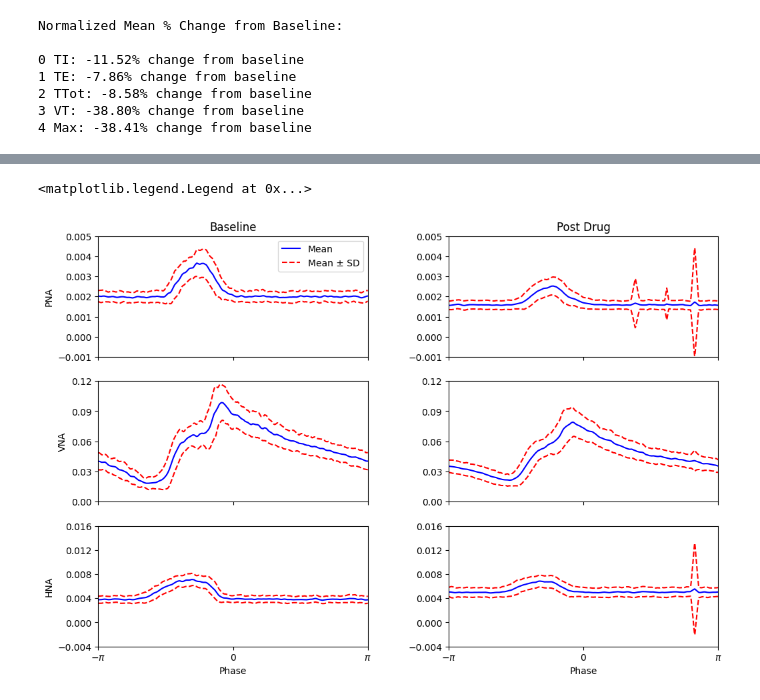
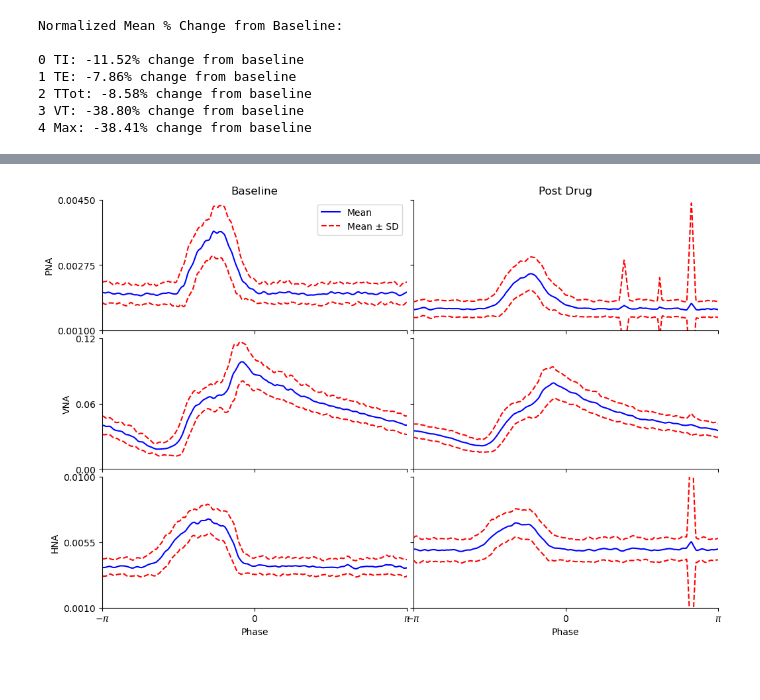
Before and after one commit to ashleighwalker/carbenoxolone, a Jupyter notebook: carbenoxolone analysis.ipynb, the cells around one changed output, grey strips where cells are left out. Cells and saved outputs as stored; diff of their text form; code cells hidden in the pictures; blank space fills up the shorter version.

```diff
--- a/carbenoxolone analysis.ipynb
+++ b/carbenoxolone analysis.ipynb
@@ -216,11 +212,11 @@ from scipy.signal import butter, filtfilt
 import quantities as pq
 
 # load baseline + post files
-file_base = r'C:\Users\Ashle\OneDrive\Desktop\Lab codes\2025 data\carbenoxolone data\250725 CBX 100 uM pt 1.smr'
-file_post = r'C:\Users\Ashle\OneDrive\Desktop\Lab codes\2025 data\carbenoxolone data\250725 CBX 100 uM pt 2.smr'
+#file_base = r'C:\Users\Ashle\OneDrive\Desktop\Lab codes\2025 data\carbenoxolone data\250725 CBX 100 uM pt 1.smr'
+#file_post = r'C:\Users\Ashle\OneDrive\Desktop\Lab codes\2025 data\carbenoxolone data\250725 CBX 100 uM pt 2.smr'
 
-blk_base = neo.io.Spike2IO(file_base).read_block()
-blk_post = neo.io.Spike2IO(file_post).read_block()
+file = r'C:\Users\lab\Documents\src\Ashleigh\Data 2025\carbenoxolone data\250730 CBX 100 uM pt 1.smr'
+blk = neo.io.Spike2IO(file).read_block()
 
 # time window of interest (in seconds)
 start = [1830, 0]
@@ -251,7 +247,7 @@ def preprocess(block, start, end):
     # rectification
     rect = np.abs(hp)
 
-    # smoothing kernel (~integration)
+    # smoothing
     tau = 50
     wn = max(1, int(tau * 1e-3 * fs))
     kernel = np.ones(wn) / wn
@@ -291,31 +287,9 @@ mean_post, std_post = CTA(smooth_post, evt_post)
 phi = np.linspace(-np.pi, np.pi, 1000)
 labels = ['PNA', 'VNA', 'HNA']
 
-# 3 nerves × 2 conditions
-# compute shared y-limits for each nerve across baseline + post
-ymins = []
-ymaxs = []
-yticks_list = []
 
-for ch in range(3):
-    ymin = min(np.min(mean_base[ch] - std_base[ch]),
-               np.min(mean_post[ch] - std_post[ch]))
-    ymax = max(np.max(mean_base[ch] + std_base[ch]),
-               np.max(mean_post[ch] + std_post[ch]))
-    ymins.append(ymin)
-    ymaxs.append(ymax)
-
-    # create clean y-ticks
-    raw_step = (ymax - ymin) / 4  # 5 ticks total
-    magnitude = 10 ** np.floor(np.log10(raw_step))
-    nice_step = np.round(raw_step / magnitude) * magnitude
-    ticks = np.arange(np.floor(ymin / nice_step) * nice_step,
-                      np.ceil(ymax / nice_step) * nice_step + nice_step/2,
-                      nice_step)
-    yticks_list.append(ticks)
-
-fig, axes = plt.subplots(3, 2, figsize=(12, 8))
-plt.subplots_adjust(wspace=0.3, hspace=0.2)
+fig, axes = plt.subplots(3, 2, figsize=(12, 8), sharex='col', sharey='row')
+plt.subplots_adjust(wspace=0.02, hspace=0.06)
 
 # column titles only once
 axes[0, 0].set_title("Baseline")
@@ -328,35 +302,48 @@ for ch in range(3):
         # baseline = column 0 ; post = column 1
         if col == 0:
             data_mean = mean_base[ch]
             data_std  = std_base[ch]
         else:
             data_mean = mean_post[ch]
             data_std  = std_post[ch]
 
         # CTA curves
         ax.plot(phi, data_mean, color='blue', label='Mean')
         ax.plot(phi, data_mean + data_std, color='red', linestyle='--', label = "Mean ± SD")
         ax.plot(phi, data_mean - data_std, color='red', linestyle='--')
 
-        # identical y-axis for baseline + post (same nerve)
-        ax.set_ylim([ymins[ch], ymaxs[ch]])
-        ax.set_yticks(yticks_list[ch])
         ax.set_xlim([-np.pi, np.pi])
 
         # exactly 3 ticks on x-axis
         ax.set_xticks([-np.pi, 0, np.pi])
         if ch < 2:
             ax.set_xticklabels([])
         else:
             ax.set_xticklabels([r'$-\pi$', r'$0$', r'$\pi$'])
             ax.set_xlabel("Phase")
 
         # y label only on left
         if col == 0:
             ax.set_ylabel(labels[ch])
+        # else:
+            # ax.set_yticklabels([])
 
 # one legend only
+
 axes[0, 0].legend()
+
+axes[0,0].set_ylim([0.001, 0.0045])
+axes[1,0].set_ylim([0.00, 0.12])
+axes[2,0].set_ylim([0.001, 0.01])
+axes[0,0].set_yticks(np.linspace(0.001, 0.0045, 3))
+axes[1,0].set_yticks(np.linspace(0.00, 0.12, 3))
+axes[2,0].set_yticks(np.linspace(0.001, 0.01, 3))
+
+for r in axes:
+    for ax in r:
+        ax.spines['top'].set_visible(False)
+        ax.spines['right'].set_visible(False)
+
+# plt.savefig('something.svg', bbox_inches='tight')
 # %% [output]
-<matplotlib.legend.Legend at 0x...>
-[figure, old version]
+[figure, new version]
```
Also changed, not shown: parts of 1 cell of this notebook.
